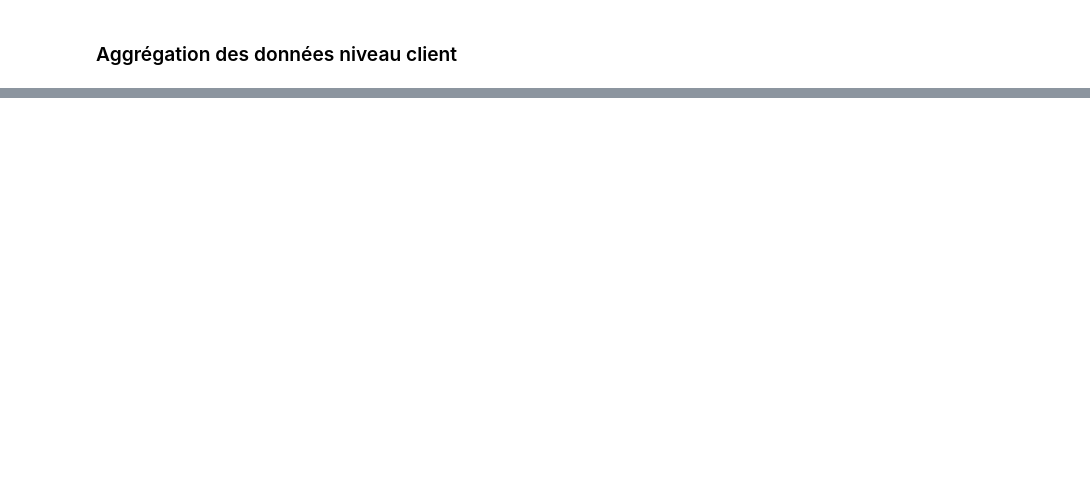
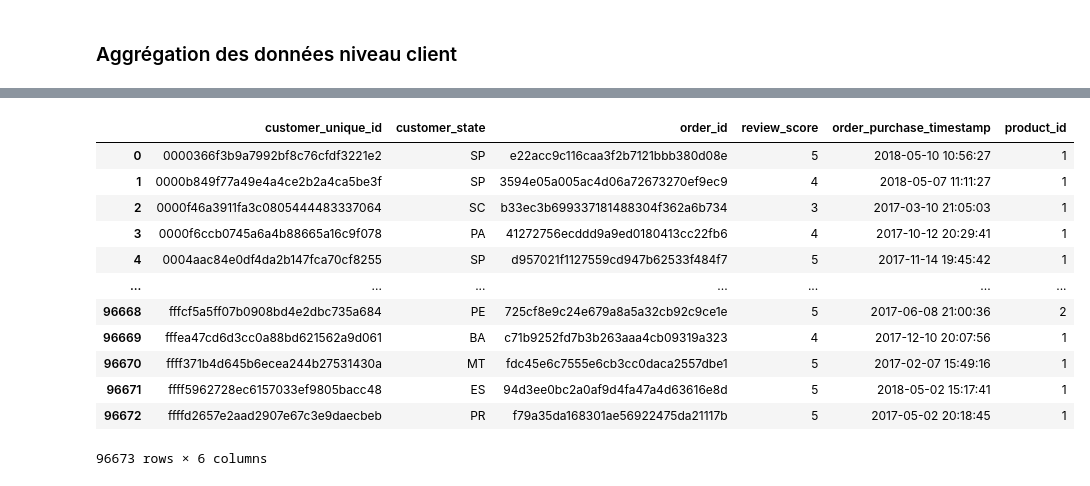
Before and after one commit to sebastienbourgeois/oc-p5-segmenter-clients-site-ecommerce, a Jupyter notebook: POLIST_01_notebookanalyse.ipynb, the cells around one changed output, grey strips where cells are left out. Saved outputs shown, nothing was run; the diff lists cells and outputs as text; code cells hidden in the pictures; blank space fills up the shorter version.

```diff
--- a/POLIST_01_notebookanalyse.ipynb
+++ b/POLIST_01_notebookanalyse.ipynb
@@ -750,0 +975,24 @@ Afin de segmenter mes clients, j'ai besoin pour chacun d'entre eux des données
+# %%
+# début premier essai
+agg_clients_commandes = dataset_commandes.groupby(by=["customer_unique_id", "customer_state", "order_id",
+                                                      "review_score", "order_purchase_timestamp"],
+                                                  as_index=False)
+# %%
+comptages_produits = agg_clients_commandes["product_id"].count()
+somme_montants_produits = agg_clients_commandes["total_price_product"].sum()
+# %%
+dataset_clients_commandes = comptages_produits.merge(somme_montants_produits, on=["customer_unique_id", "order_id"])
+# %% [output]
+|  | customer_unique_id | customer_state | order_id | review_score | order_purchase_timestamp | product_id |
+| 0 | 0000366f3b9a7992bf8c76cfdf3221e2 | SP | e22acc9c116caa3f2b7121bbb380d08e | 5 | 2018-05-10 10:56:27 | 1 |
+| 1 | 0000b849f77a49e4a4ce2b2a4ca5be3f | SP | 3594e05a005ac4d06a72673270ef9ec9 | 4 | 2018-05-07 11:11:27 | 1 |
+| 2 | 0000f46a3911fa3c0805444483337064 | SC | b33ec3b699337181488304f362a6b734 | 3 | 2017-03-10 21:05:03 | 1 |
+| 3 | 0000f6ccb0745a6a4b88665a16c9f078 | PA | 41272756ecddd9a9ed0180413cc22fb6 | 4 | 2017-10-12 20:29:41 | 1 |
+| 4 | 0004aac84e0df4da2b147fca70cf8255 | SP | d957021f1127559cd947b62533f484f7 | 5 | 2017-11-14 19:45:42 | 1 |
+| ... | ... | ... | ... | ... | ... | ... |
+| 96668 | fffcf5a5ff07b0908bd4e2dbc735a684 | PE | 725cf8e9c24e679a8a5a32cb92c9ce1e | 5 | 2017-06-08 21:00:36 | 2 |
+| 96669 | fffea47cd6d3cc0a88bd621562a9d061 | BA | c71b9252fd7b3b263aaa4cb09319a323 | 4 | 2017-12-10 20:07:56 | 1 |
+| 96670 | ffff371b4d645b6ecea244b27531430a | MT | fdc45e6c7555e6cb3cc0daca2557dbe1 | 5 | 2017-02-07 15:49:16 | 1 |
+| 96671 | ffff5962728ec6157033ef9805bacc48 | ES | 94d3ee0bc2a0af9d4fa47a4d63616e8d | 5 | 2018-05-02 15:17:41 | 1 |
+| 96672 | ffffd2657e2aad2907e67c3e9daecbeb | PR | f79a35da168301ae56922475da21117b | 5 | 2017-05-02 20:18:45 | 1 |
+96673 rows × 6 columns
```
Also changed, not shown: parts of 39 cells of this notebook.
